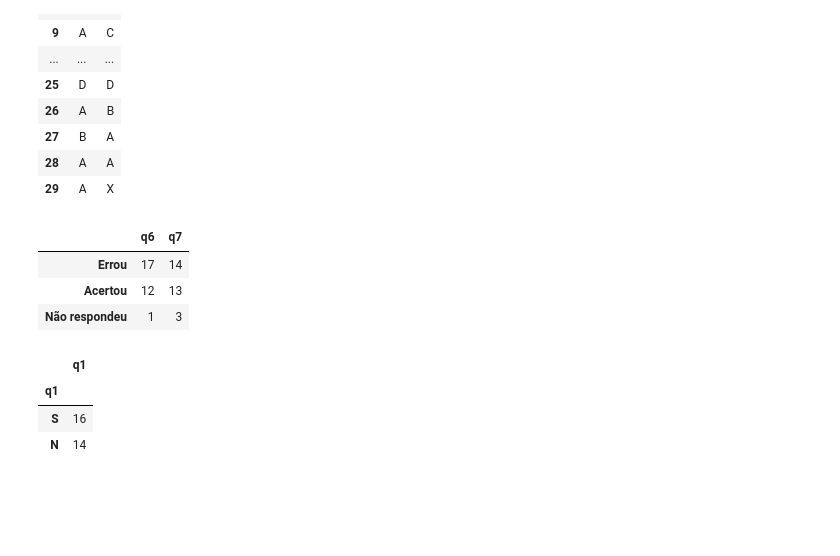
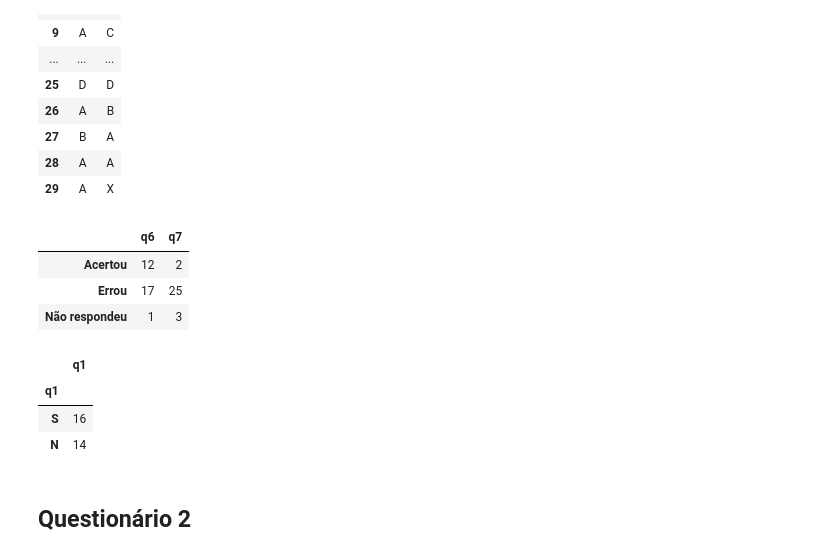
Before and after one commit to GERM-UDESC/questionarios-semestral, a Jupyter notebook: analises.ipynb, the cells around one changed output. Saved outputs shown, nothing was run; the diff lists cells and outputs as text; code cells hidden in the pictures; blank space fills up the shorter version.

Commit message:
análises questionário 2 adicionadas + insights da tabela likert para questionário 1

```diff
--- a/analises.ipynb
+++ b/analises.ipynb
@@ -72,28 +127,28 @@ prova
 | 28 | A | A |
 | 29 | A | X |
 # %%
-respostas_corretas = {"q6": "B", "q7": "A"}
+respostas_corretas = {"q6": "B", "q7": "D"}
 
 def classificar_resposta(resposta, correta):
     if resposta == "X":
         return "Não respondeu"
     elif resposta == correta:
         return "Acertou"
     else:
         return "Errou"
 
 resultado_q6 = prova["q6"].apply(lambda x: classificar_resposta(x, respostas_corretas["q6"]))
 resultado_q7 = prova["q7"].apply(lambda x: classificar_resposta(x, respostas_corretas["q7"]))
 
 resultado = pd.DataFrame({"q6": resultado_q6, "q7": resultado_q7})
 
 contagem_resultados = resultado.apply(pd.Series.value_counts).fillna(0).astype(int)
 
 contagem_resultados
 # %% [output]
 |  | q6 | q7 |
-| Errou | 17 | 14 |
-| Acertou | 12 | 13 |
+| Acertou | 12 | 2 |
+| Errou | 17 | 25 |
 | Não respondeu | 1 | 3 |
 # %%
 robotica_antes = q1_data[['q1']].apply(lambda col: pd.Series(col).value_counts())
@@ -103,3 +158,5 @@ robotica_antes
 | q1 |  |
 | S | 16 |
 | N | 14 |
+# %% [markdown]
+## Questionário 2
```
Also changed, not shown: parts of 23 cells of this notebook.
